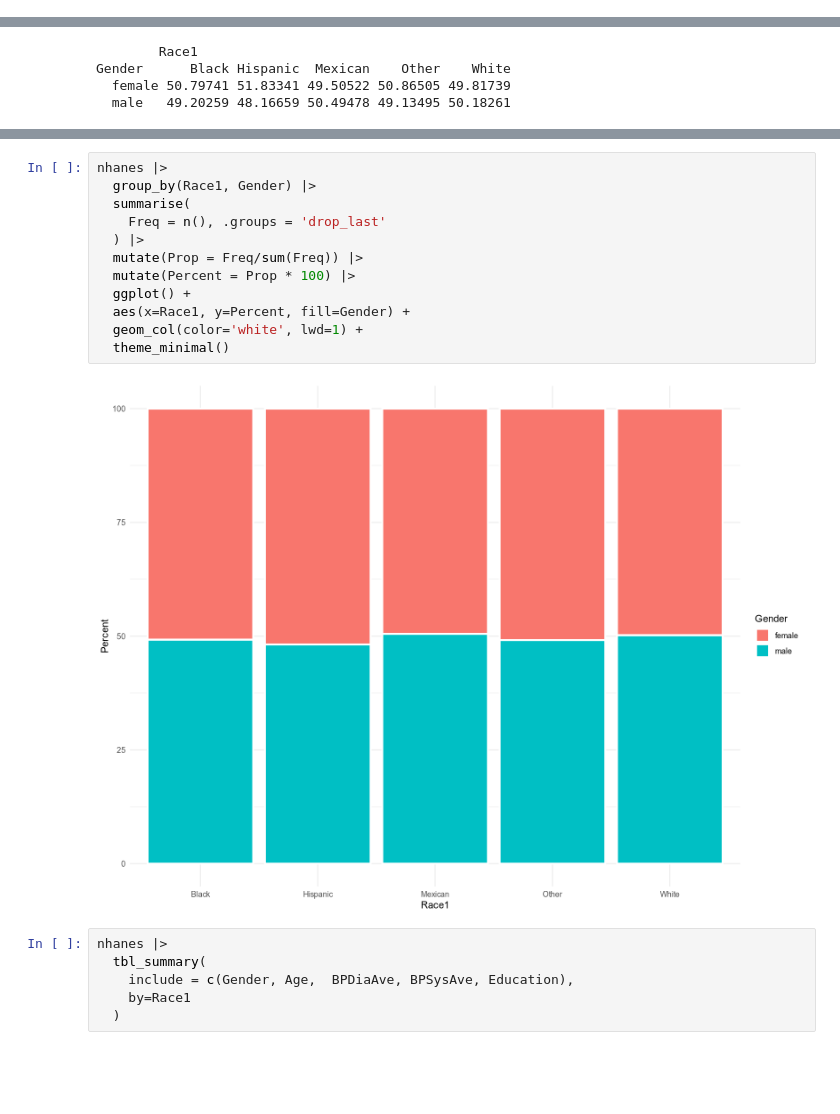
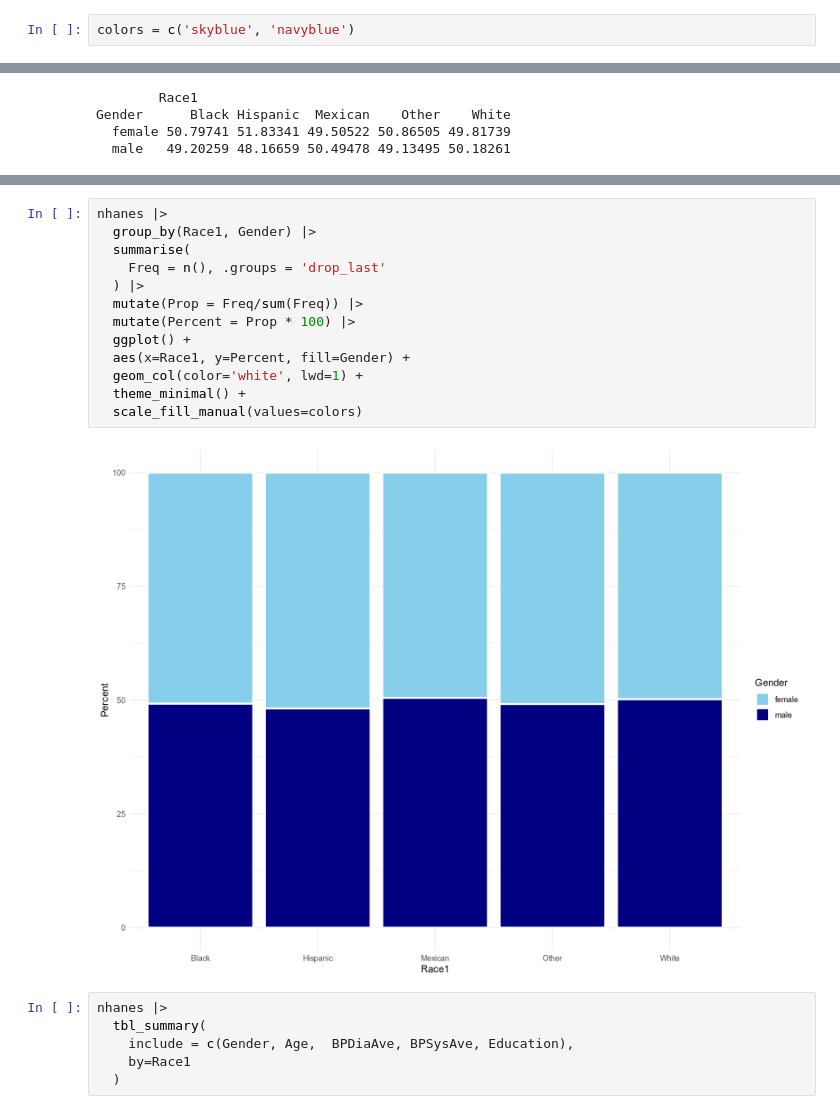
Before and after one commit to djynnius/learning-data-with-lara, a Jupyter notebook: Learniing R/00.gtsummary.ipynb, the cells around one changed output, grey strips where cells are left out. Drawn from its saved outputs; the diff is of its cells as text; blank space fills up the shorter version.

Commit message:
updated colors for ggplots

```diff
--- a/Learniing R/00.gtsummary.ipynb
+++ b/Learniing R/00.gtsummary.ipynb
@@ -20,6 +20,8 @@ library(tidyverse)
 ✖ dplyr::filter() masks stats::filter()
 ✖ dplyr::lag()    masks stats::lag()
 ℹ Use the conflicted package to force all conflicts to become errors
+# %%
+colors = c('skyblue', 'navyblue')
 # %%
 # import data
 nhanes <- read_csv("data/nhanes.csv")
@@ -363,17 +368,18 @@ nhanes |>
 # %%
 nhanes |>
   group_by(Race1, Gender) |>
   summarise(
     Freq = n(), .groups = 'drop_last'
   ) |>
   mutate(Prop = Freq/sum(Freq)) |>
   mutate(Percent = Prop * 100) |>
   ggplot() +
   aes(x=Race1, y=Percent, fill=Gender) +
   geom_col(color='white', lwd=1) +
-  theme_minimal()
+  theme_minimal() +
+  scale_fill_manual(values=colors)
 # %% [output]
-[figure, old version]
+[figure, new version]
 # %%
 nhanes |>
   tbl_summary(
```
Also changed, not shown: parts of 1 cell of this notebook.
